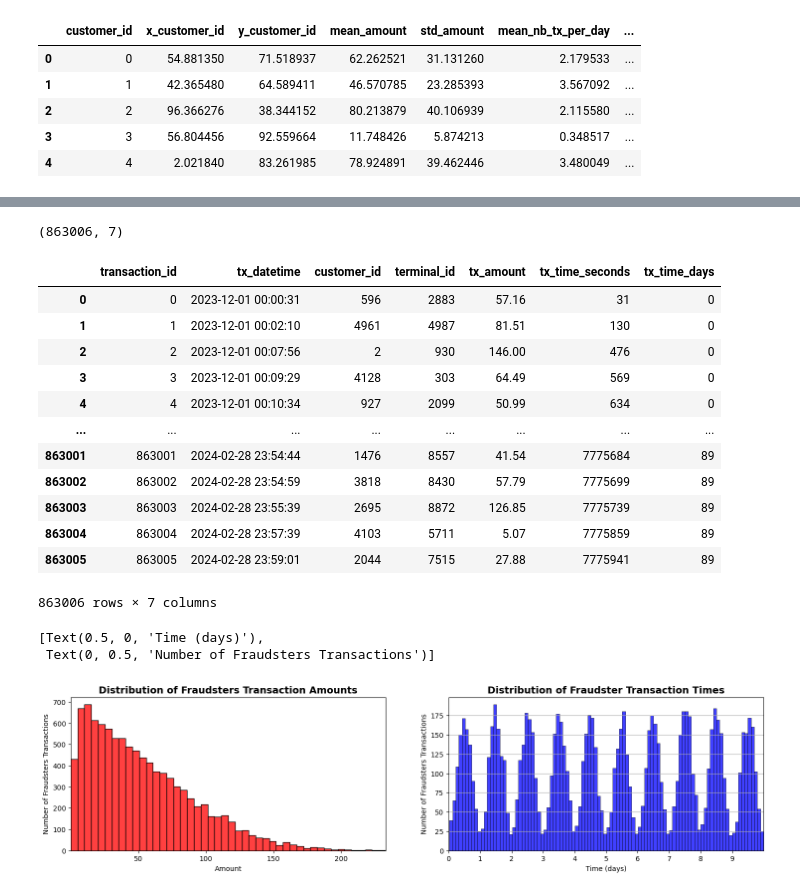
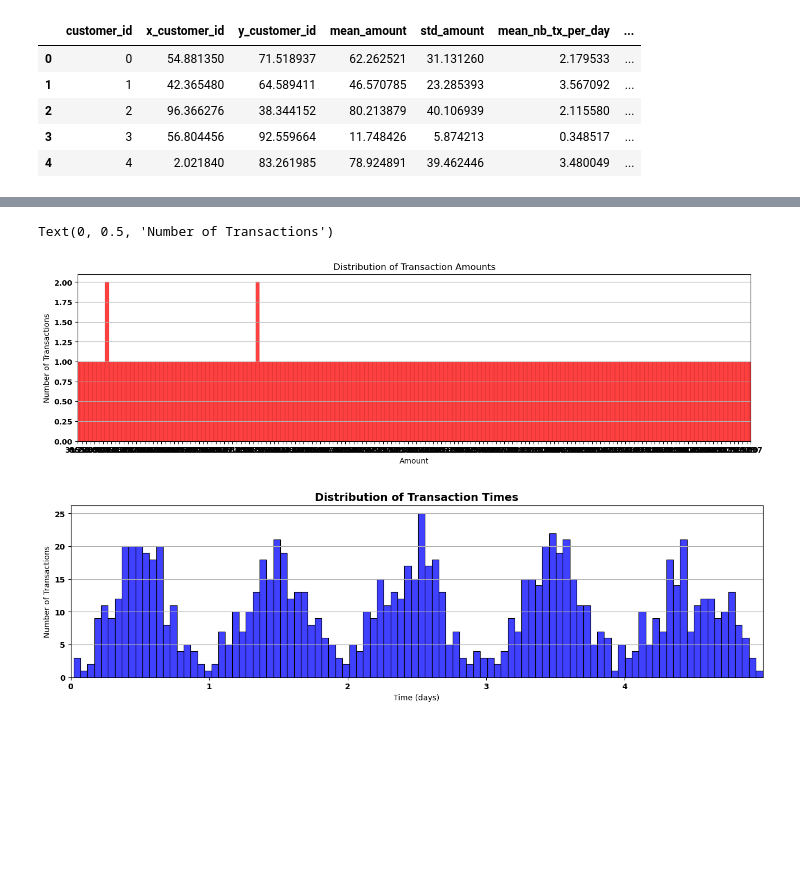
Before and after one commit to Tmiseray/transaction-data-simulator, a Jupyter notebook: TransDataSim.ipynb, the cells around one changed output, grey strips where cells are left out. Cells and saved outputs as stored; diff of their text form; code cells hidden in the pictures; blank space fills up the shorter version.

```diff
--- a/TransDataSim.ipynb
+++ b/TransDataSim.ipynb
@@ -207,7 +209,7 @@ customer_profiles_table
 ## Create New Column in Customer Profiles Table for Suspicious Terminals
 
 customer_profiles_table['suspicious_terminals']=customer_profiles_table\
-    .apply(lambda x : get_list_suspicious_terminals(x, x_y_terminals = x_y_terminals,
+    .apply(lambda x : get_list_suspicious_terminals(x, sus_x_y_terminals = sus_x_y_terminals,
 r=50), axis=1)
 customer_profiles_table
 # %% [output]
@@ -253,6 +255,7 @@ def generate_transactions_table(customer_profile, start_date = "2023-12-01", nb_
                         amount = np.random.uniform(0,customer_profile.mean_amount*2)
 
                     amount=np.round(amount,decimals=2)
+                    amount = '{:.2f}'.format(amount)
 
                     if len(customer_profile.available_terminals)>0:
 
@@ -503,9 +527,9 @@ def generate_dataset(n_customers = 10000,
 # %%
 # Dataset with 5000 Customers, 10,000 Terminals, 90 Days of Transactions
 # Corresponding dates from 2023/12/01 - 2024/02/28
-(customer_profiles_table, terminal_profiles_table, transactions_df) = \
-    generate_dataset(n_customers = 5000,
-                     n_terminals = 10000,
+(customer_profiles_table, terminal_profiles_table, transactions_df, suspicious_transactions_df) = \
+    generate_dataset(n_customers = 3000,
+                     n_terminals = 6000,
                      nb_days = 90,
                      start_date = "2023-12-01",
                      r = 5)
@@ -536,0 +583,6 @@ transactions_df
+# %%
+# Concatenate Customer Transactions & Suspicious Terminal Transactions
+# Tehn Sort by Transaction Date & Time
+
+transactions_df = pd.concat([transactions_df, suspicious_transactions_df], axis=0).sort_values('tx_datetime')
+transactions_df
@@ -630,47 +624,31 @@ Time to generate suspicious transactions: 4.9e+01s
-# %%
-fraudsters_transactions_df.shape
-# %% [output]
-(863006, 7)
-# %%
-fraudsters_transactions_df
-# %% [output]
-|  | transaction_id | tx_datetime | customer_id | terminal_id | tx_amount | tx_time_seconds | tx_time_days |
-| 0 | 0 | 2023-12-01 00:00:31 | 596 | 2883 | 57.16 | 31 | 0 |
-| 1 | 1 | 2023-12-01 00:02:10 | 4961 | 4987 | 81.51 | 130 | 0 |
-| 2 | 2 | 2023-12-01 00:07:56 | 2 | 930 | 146.00 | 476 | 0 |
-| 3 | 3 | 2023-12-01 00:09:29 | 4128 | 303 | 64.49 | 569 | 0 |
-| 4 | 4 | 2023-12-01 00:10:34 | 927 | 2099 | 50.99 | 634 | 0 |
-| ... | ... | ... | ... | ... | ... | ... | ... |
-| 863001 | 863001 | 2024-02-28 23:54:44 | 1476 | 8557 | 41.54 | 7775684 | 89 |
-| 863002 | 863002 | 2024-02-28 23:54:59 | 3818 | 8430 | 57.79 | 7775699 | 89 |
-| 863003 | 863003 | 2024-02-28 23:55:39 | 2695 | 8872 | 126.85 | 7775739 | 89 |
-| 863004 | 863004 | 2024-02-28 23:57:39 | 4103 | 5711 | 5.07 | 7775859 | 89 |
-| 863005 | 863005 | 2024-02-28 23:59:01 | 2044 | 7515 | 27.88 | 7775941 | 89 |
-863006 rows × 7 columns
 # %%
-# Plotting Distribution of Fraudsters Transaction Amounts and Times
+# Plotting Distribution of Transaction Amounts and Times
 
+distribution_amount_fig, ax=plt.subplots(1, figsize=(16,4))
 
-distribution_fraudster_amount_times_fig, ax=plt.subplots(1, 2, figsize=(18,4))
-
-amount_val = fraudsters_transactions_df[fraudsters_transactions_df.tx_time_days<10]['tx_amount'].sample(n=10000).values
-time_val = fraudsters_transactions_df[fraudsters_transactions_df.tx_time_days<10]['tx_time_seconds'].sample(n=10000).values
+amount_val = transactions_df[transactions_df.tx_time_days<5]['tx_amount'].sample(n=1000).values
 
 plt.grid(axis='y')
 
-sns.histplot(amount_val, ax=ax[0], color='red', kde=False)
-ax[0].set_title('Distribution of Fraudsters Transaction Amounts', fontsize=14, weight='semibold')
-ax[0].set_xlim([min(amount_val), max(amount_val)])
-ax[0].set(xlabel='Amount', ylabel='Number of Fraudsters Transactions')
+sns.histplot(data=amount_val, ax=ax, bins=100, color='red', kde=False)
+plt.title('Distribution of Transaction Amounts')
+plt.xlim([min(amount_val),max(amount_val)])
+plt.xlabel('Amount')
+plt.ylabel('Number of Transactions')
 
+distribution_times_fig, ax=plt.subplots(1, figsize=(16,4))
 
+time_val = transactions_df[transactions_df.tx_time_days<5]['tx_time_seconds'].sample(n=1000).values
+
+plt.grid(axis='y')
 # Divide the time variables by 86400 to transform seconds into days in the plot
-sns.histplot(time_val/86400, ax=ax[1], color='blue', bins=100, kde=False)
-ax[1].set_title('Distribution of Fraudster Transaction Times', fontsize=14, weight='semibold')
-ax[1].set_xlim([min(time_val/86400), max(time_val/86400)])
-ax[1].set_xticks(range(10))
-ax[1].set(xlabel='Time (days)', ylabel="Number of Fraudsters Transactions")
+sns.histplot(data=time_val/86400, ax=ax, color='blue', bins=100, kde=False)
+plt.title('Distribution of Transaction Times', fontsize=14, weight='semibold')
+plt.xlim([min(time_val/86400), max(time_val/86400)])
+plt.xticks(range(5))
+plt.xlabel('Time (days)')
+plt.ylabel('Number of Transactions')
 # %% [output]
-[Text(0.5, 0, 'Time (days)'),
- Text(0, 0.5, 'Number of Fraudsters Transactions')]
+Text(0, 0.5, 'Number of Transactions')
-[figure, old version]
+[figure, new version]
+[figure, added]
```
Also changed, not shown: parts of 32 cells of this notebook.
